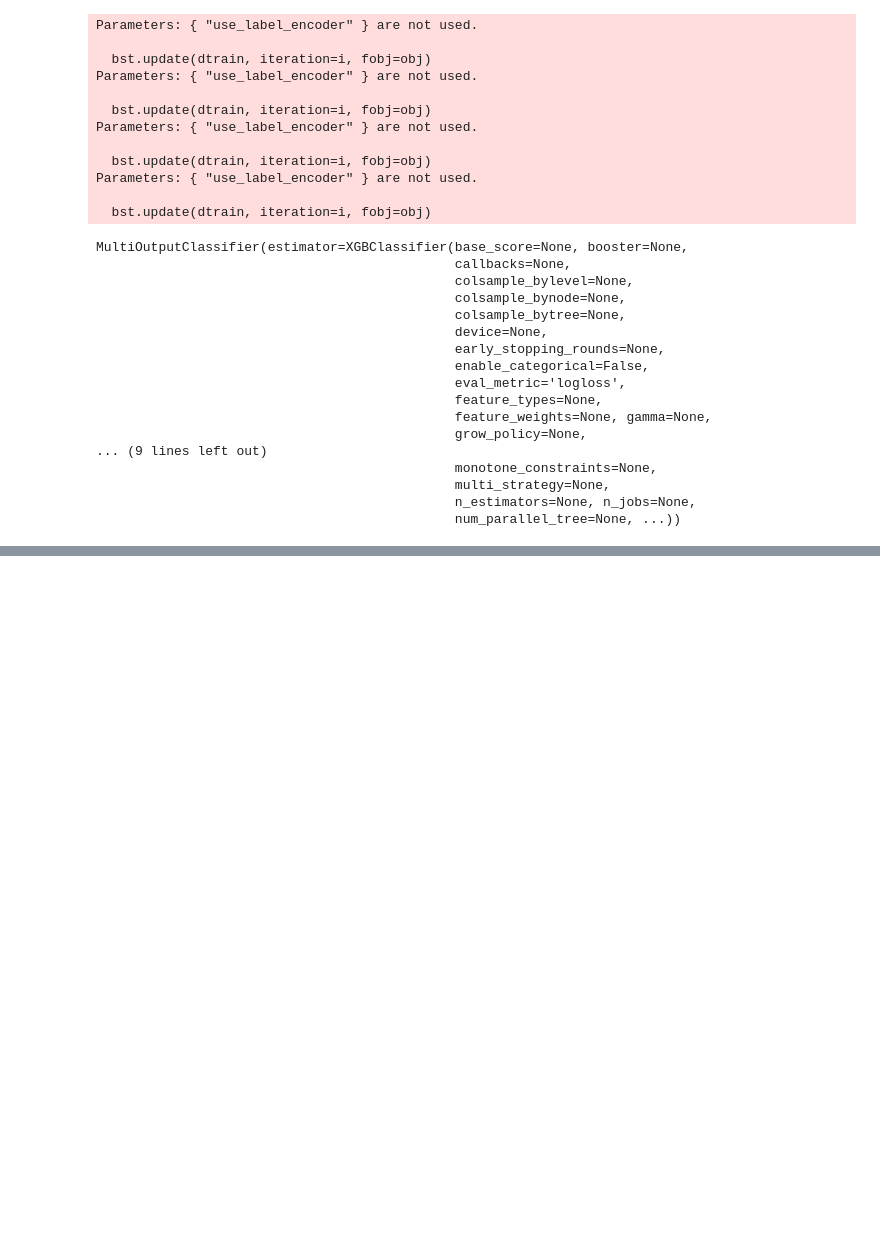
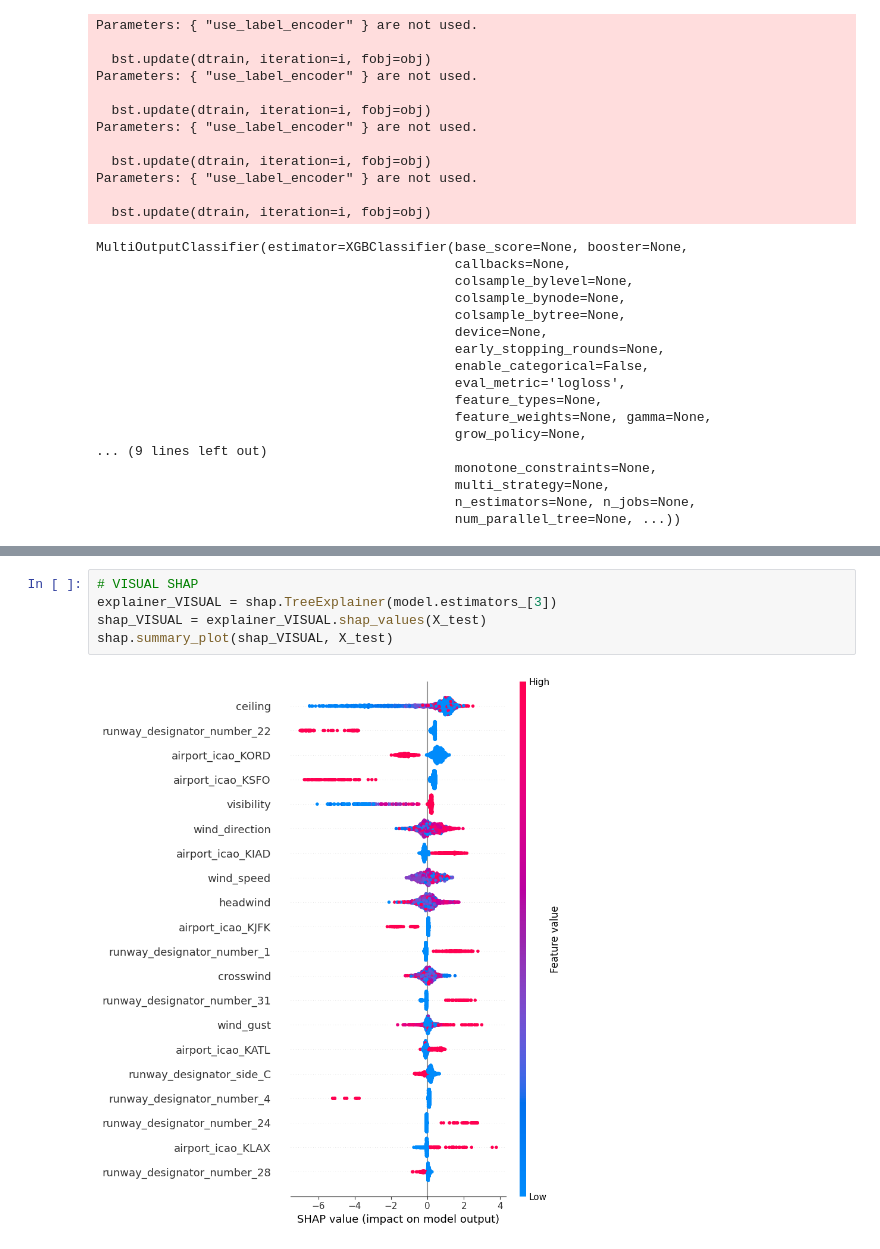
Before and after one commit to trdkhardani/aircraft-approach-type-prediction, a Jupyter notebook: build-train/xgboost/xgboost-moc.ipynb, the cells around one changed output, grey strips where cells are left out. Saved outputs shown, nothing was run; the diff lists cells and outputs as text; blank space fills up the shorter version.

```diff
--- a/build-train/xgboost/xgboost-moc.ipynb
+++ b/build-train/xgboost/xgboost-moc.ipynb
@@ -62,3 +84,10 @@ MultiOutputClassifier(estimator=XGBClassifier(base_score=None, booster=None,
+# %%
+# VISUAL SHAP
+explainer_VISUAL = shap.TreeExplainer(model.estimators_[3])
+shap_VISUAL = explainer_VISUAL.shap_values(X_test)
+shap.summary_plot(shap_VISUAL, X_test)
+# %% [output]
+[figure, added]
 # %%
 # predict and evaluate
 y_pred = model.predict(X_test)
```
Also changed, not shown: parts of 6 cells of this notebook, 1 other file.
